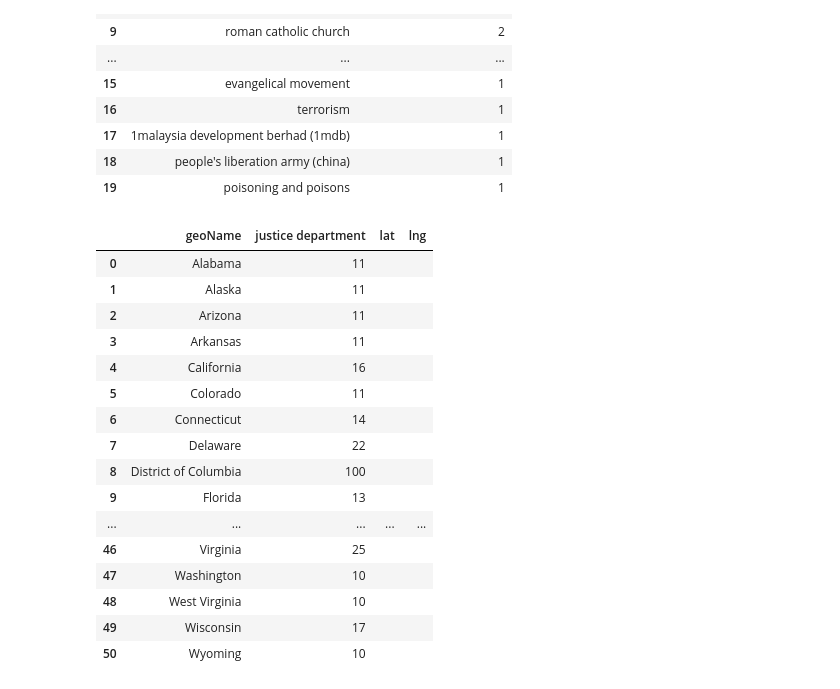
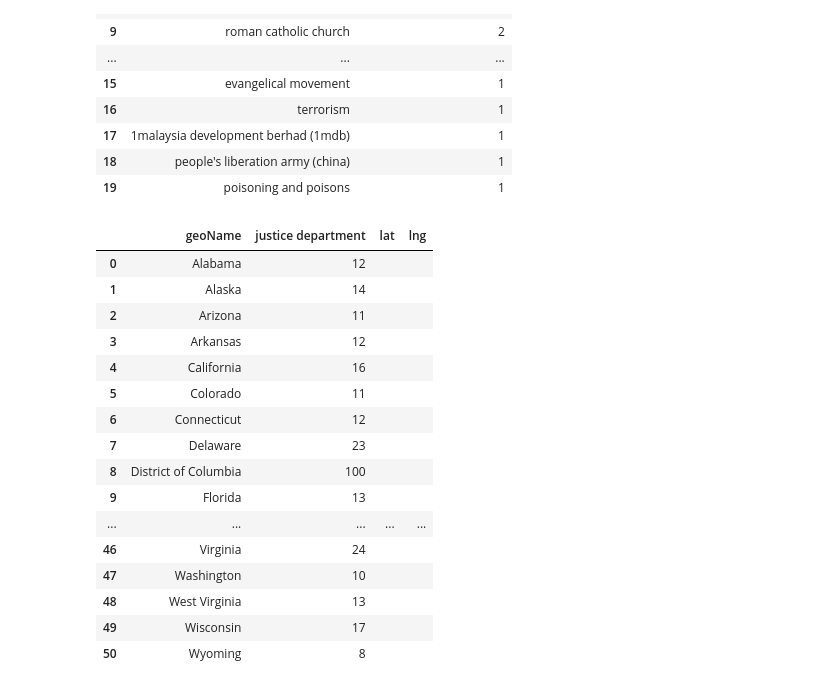
Before and after one commit to yosinao/An-Analysis-on-the-Effectiveness-of-News-Sharing-Channels, a Jupyter notebook: Nino-Yosinao/Justice_Department.ipynb, the cells around one changed output. Drawn from its saved outputs; the diff is of its cells as text; code cells hidden in the pictures.

```diff
--- a/Nino-Yosinao/Justice_Department.ipynb
+++ b/Nino-Yosinao/Justice_Department.ipynb
@@ -114,38 +96,38 @@ top_queries_rnm
 # %%
 # Construct keyword list for Google Trends
 query_list = top_queries_rnm["Facet"].head()
 kw_list = ["justice department"]
 # Configure Google Trends
 
 pytrends = TrendReq(hl='en-US', tz=360)
 # Add the keyword list in
-pytrends.build_payload(kw_list, cat=0, timeframe='2017-09-08 2018-09-08', geo='US',gprop='')
+pytrends.build_payload(kw_list, cat=0, timeframe='2017-09-07 2018-09-07', geo='US',gprop='')
 
 data_list = pytrends.interest_by_region(resolution='STATE')
 
 data_list1 = data_list.loc[(data_list!=0).any(1)]
 data_list1 = data_list1.reset_index()
 data_list1['lat'] = ''
 data_list1['lng'] = ''
 data_list1
 # %% [output]
 |  | geoName | justice department | lat | lng |
-| 0 | Alabama | 11 |  |  |
-| 1 | Alaska | 11 |  |  |
+| 0 | Alabama | 12 |  |  |
+| 1 | Alaska | 14 |  |  |
 | 2 | Arizona | 11 |  |  |
-| 3 | Arkansas | 11 |  |  |
+| 3 | Arkansas | 12 |  |  |
 | 4 | California | 16 |  |  |
 | 5 | Colorado | 11 |  |  |
-| 6 | Connecticut | 14 |  |  |
-| 7 | Delaware | 22 |  |  |
+| 6 | Connecticut | 12 |  |  |
+| 7 | Delaware | 23 |  |  |
 | 8 | District of Columbia | 100 |  |  |
 | 9 | Florida | 13 |  |  |
 | ... | ... | ... | ... | ... |
-| 46 | Virginia | 25 |  |  |
+| 46 | Virginia | 24 |  |  |
 | 47 | Washington | 10 |  |  |
-| 48 | West Virginia | 10 |  |  |
+| 48 | West Virginia | 13 |  |  |
 | 49 | Wisconsin | 17 |  |  |
-| 50 | Wyoming | 10 |  |  |
+| 50 | Wyoming | 8 |  |  |
 # %%
 lat = []
 lng = []
```
Also changed, not shown: parts of 8 cells of this notebook, 6 other files.
